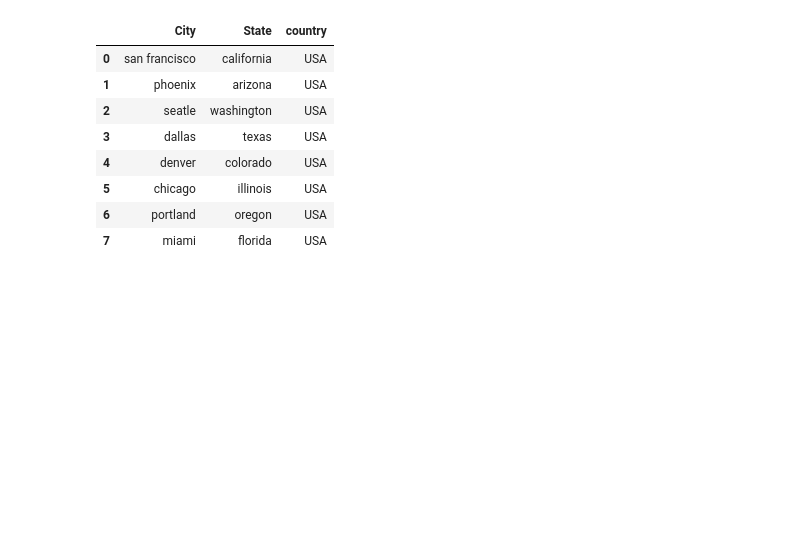
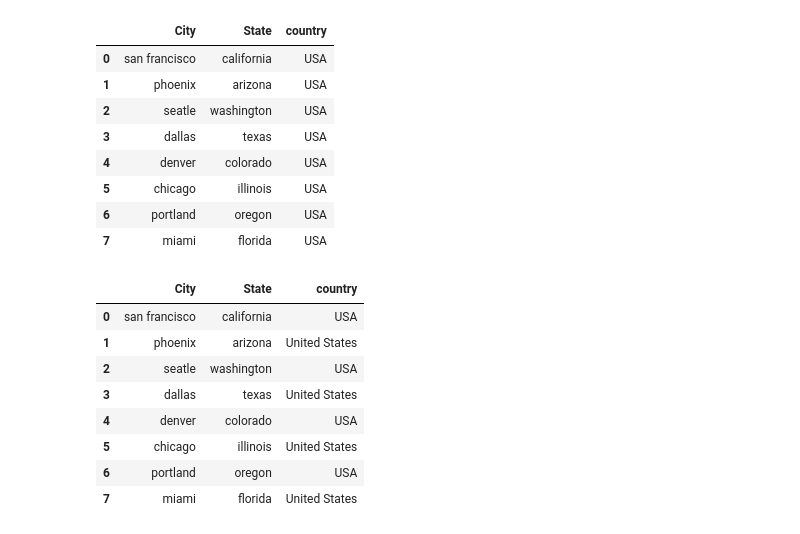
Before and after one commit to jrcomitre/pandas, a Jupyter notebook: lesson5.ipynb, the cells around one changed output. Saved outputs shown, nothing was run; the diff lists cells and outputs as text; code cells hidden in the pictures; blank space fills up the shorter version.

```diff
--- a/lesson5.ipynb
+++ b/lesson5.ipynb
@@ -114,7 +114,17 @@ df2
 | 7 | miami | florida | USA |
 # %%
 # you can set the values of a column (aka, Series) in the DataFrame list of values
-df2['country'] = ['USA', 'Unit States'] * 4
+df2['country'] = ['USA', 'United States'] * 4
 df2
+# %% [output]
+|  | City | State | country |
+| 0 | san francisco | california | USA |
+| 1 | phoenix | arizona | United States |
+| 2 | seatle | washington | USA |
+| 3 | dallas | texas | United States |
+| 4 | denver | colorado | USA |
+| 5 | chicago | illinois | United States |
+| 6 | portland | oregon | USA |
+| 7 | miami | florida | United States |
 # %%
 # you can use fast vecctorized methods on a pandas series(aka, a column in our dataFrame)
```
Also changed, not shown: parts of 8 cells of this notebook, 1 other file.
